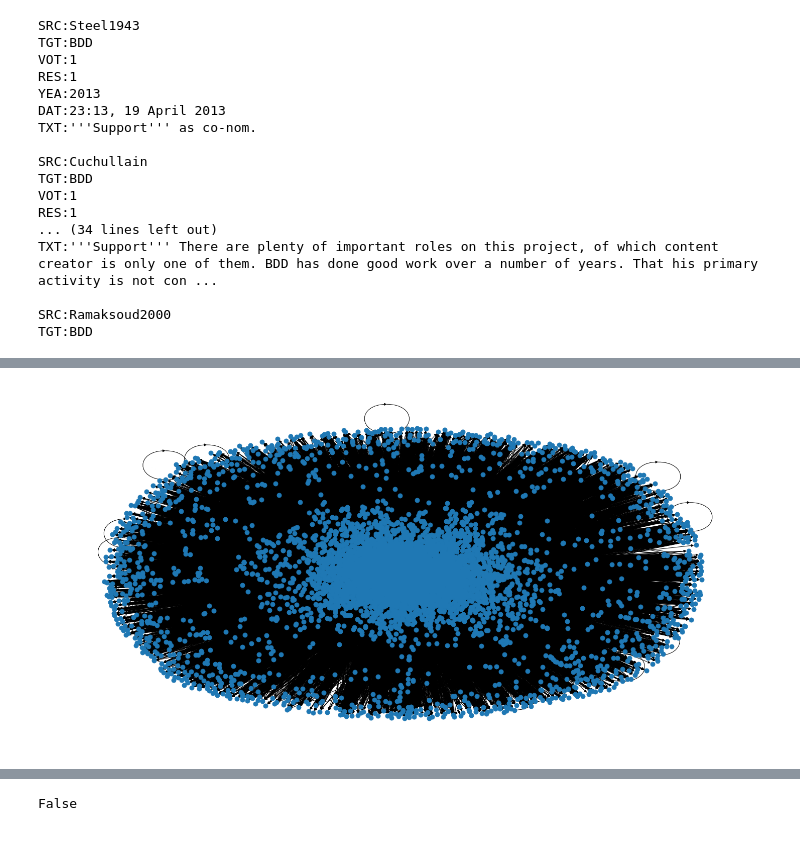
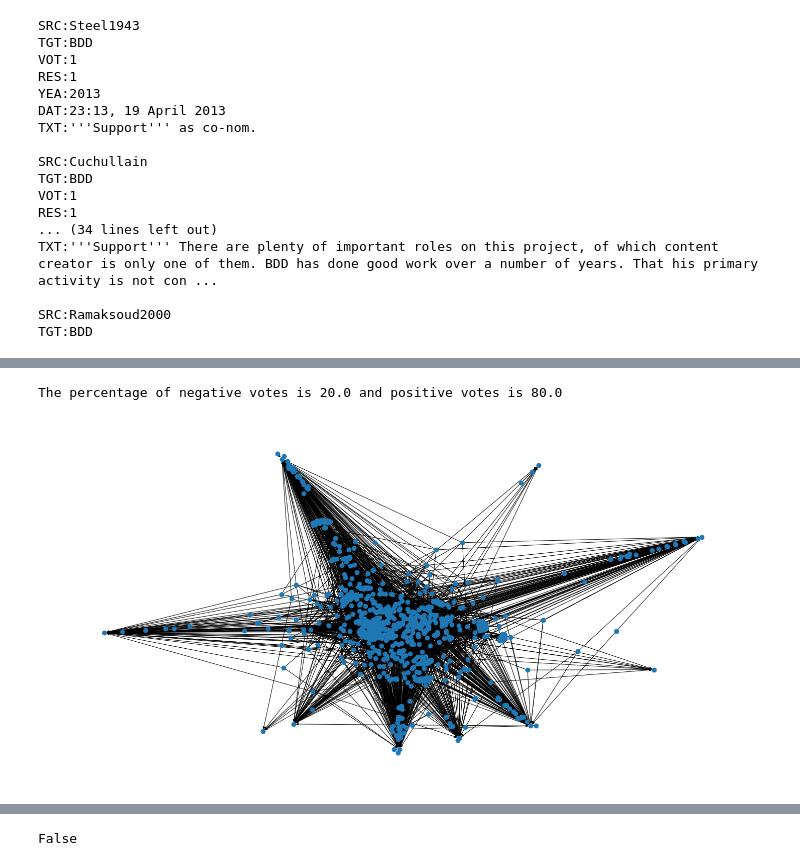
Before and after one commit to liisipan/NetworkScience, a Jupyter notebook: Project_in_Network_Science.ipynb, the cells around one changed output, grey strips where cells are left out. Saved outputs shown, nothing was run; the diff lists cells and outputs as text; code cells hidden in the pictures.

```diff
--- a/Project_in_Network_Science.ipynb
+++ b/Project_in_Network_Science.ipynb
@@ -105,11 +113,26 @@ df
+# %%
+#percentage of negative and positive votes
+vote_counts = np.unique(df['vote'], return_counts=True)
+
+neg_votes = round(vote_counts[1][0]/df.shape[0], 1)
+pos_votes = round(vote_counts[1][1]/df.shape[0], 1)
+
+print('The percentage of negative votes is', neg_votes*100, 'and positive votes is', pos_votes*100)
+# %% [output]
+The percentage of negative votes is 20.0 and positive votes is 80.0
 # %%
 G = nx.from_pandas_edgelist(df=df[['source', 'target']], source='source', target='target', create_using=nx.DiGraph())
-# %%
-plt.figure(figsize=(20, 10))
-
-nx.draw(G, node_size=80)
-# %% [output]
-[figure, removed]
+# %%
+#just for illustrative purposes
+
+plt.figure(figsize=(20, 10))
+
+df1 = df[df['year'] == '2013']
+G1 = nx.from_pandas_edgelist(df=df1[['source', 'target']], source='source', target='target', create_using=nx.DiGraph())
+
+nx.draw(G1, node_size=80)
+# %% [output]
+[figure, added]
 # %%
 nx.info(G)
 # %% [output]
```
Also changed, not shown: parts of 14 cells of this notebook.
